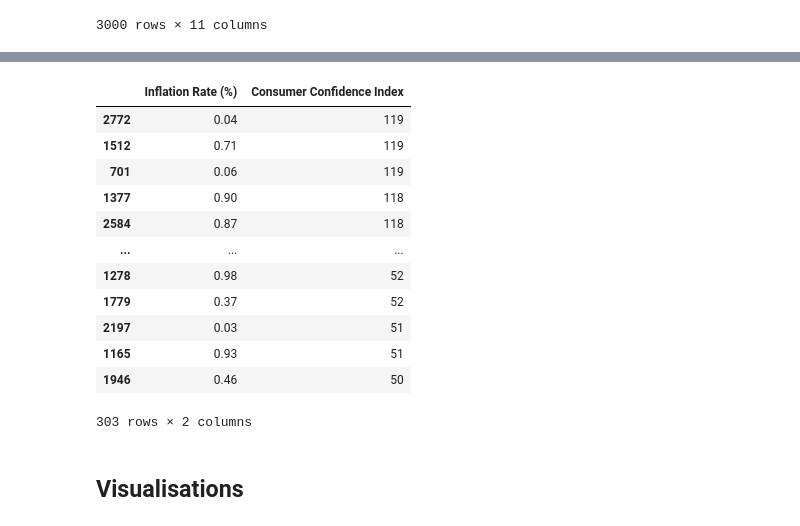
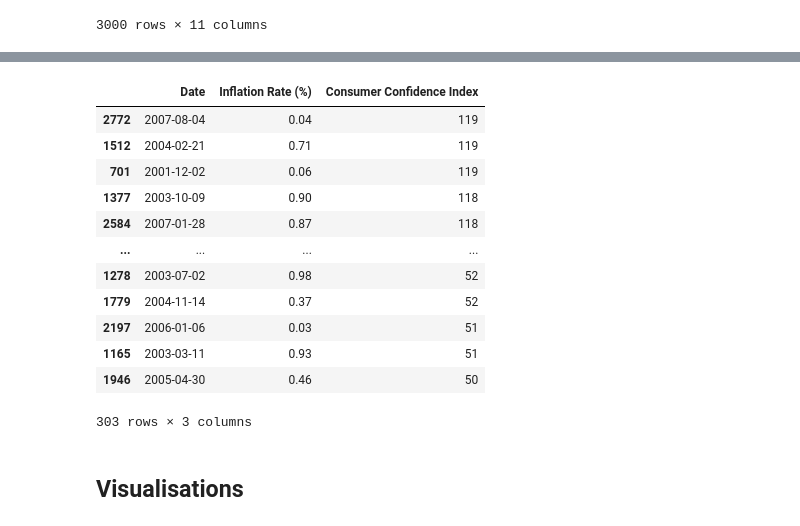
Before and after one commit to phxlptwt/phxlptwt, a Jupyter notebook: stat1000j/econs_analysisipynb.ipynb, the cells around one changed output, grey strips where cells are left out. Saved outputs shown, nothing was run; the diff lists cells and outputs as text; code cells hidden in the pictures.

```diff
--- a/stat1000j/econs_analysisipynb.ipynb
+++ b/stat1000j/econs_analysisipynb.ipynb
@@ -44,5 +47,7 @@ original_df
 # %%
 original_df = pd.read_csv('finance_economics_dataset.csv')
+original_df['Date'] = pd.to_datetime(original_df['Date'], errors='coerce')
+original_df = original_df.sort_values(by='Date')
 df = original_df[['Date', 'GDP Growth (%)', 'Inflation Rate (%)', 'Unemployment Rate (%)', 'Interest Rate (%)', 'Government Debt (Billion USD)', 'Bankruptcy Rate (%)', 'Crude Oil Price (USD per Barrel)', 'Gold Price (USD per Ounce)', 'Consumer Spending (Billion USD)', 'Consumer Confidence Index']].dropna()
 
 df.columns = df.columns.str.strip()
@@ -91,24 +99,24 @@ pivot_table
 # %%
 # Use query to find rows with specific conditions
 
 # Filter for inflation rates less than or equal to 1% and select Inflation Rate and CCI
-high_inflation = df.query('`Inflation Rate (%)` <= 1')[['Inflation Rate (%)', 'Consumer Confidence Index']].sort_values(by='Consumer Confidence Index', ascending=False)
+high_inflation = df.query('`Inflation Rate (%)` <= 1')[['Date','Inflation Rate (%)', 'Consumer Confidence Index']].sort_values(by='Consumer Confidence Index', ascending=False)
 # Display the result
 high_inflation
 # %% [output]
-|  | Inflation Rate (%) | Consumer Confidence Index |
-| 2772 | 0.04 | 119 |
-| 1512 | 0.71 | 119 |
-| 701 | 0.06 | 119 |
-| 1377 | 0.90 | 118 |
-| 2584 | 0.87 | 118 |
-| ... | ... | ... |
-| 1278 | 0.98 | 52 |
-| 1779 | 0.37 | 52 |
-| 2197 | 0.03 | 51 |
-| 1165 | 0.93 | 51 |
-| 1946 | 0.46 | 50 |
+|  | Date | Inflation Rate (%) | Consumer Confidence Index |
+| 2772 | 2007-08-04 | 0.04 | 119 |
+| 1512 | 2004-02-21 | 0.71 | 119 |
+| 701 | 2001-12-02 | 0.06 | 119 |
+| 1377 | 2003-10-09 | 0.90 | 118 |
+| 2584 | 2007-01-28 | 0.87 | 118 |
+| ... | ... | ... | ... |
+| 1278 | 2003-07-02 | 0.98 | 52 |
+| 1779 | 2004-11-14 | 0.37 | 52 |
+| 2197 | 2006-01-06 | 0.03 | 51 |
+| 1165 | 2003-03-11 | 0.93 | 51 |
+| 1946 | 2005-04-30 | 0.46 | 50 |
-303 rows × 2 columns
+303 rows × 3 columns
 # %% [markdown]
 ## Visualisations
 # %%
```
Also changed, not shown: parts of 13 cells of this notebook.
